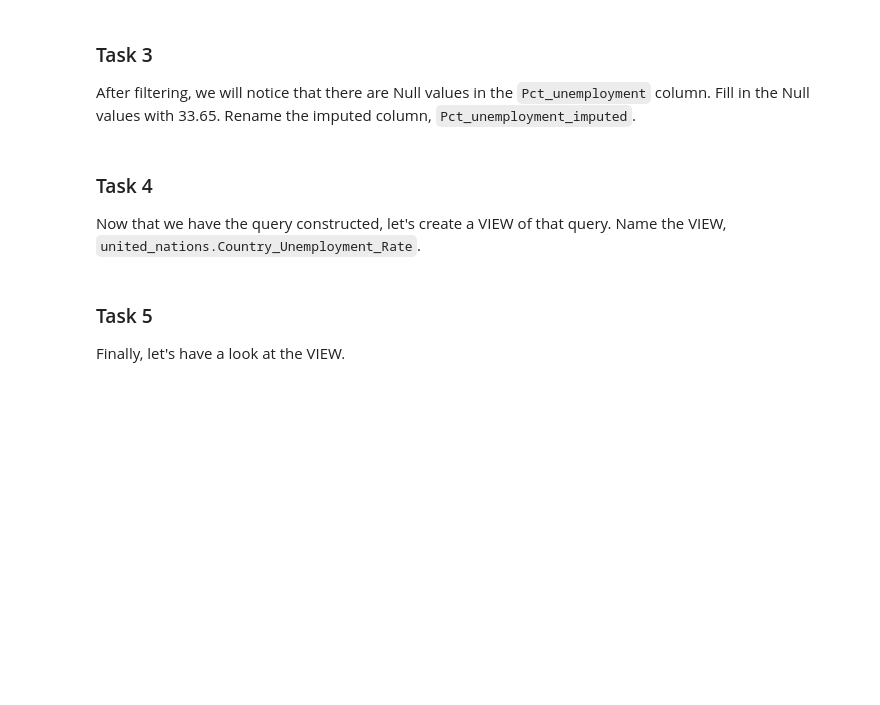
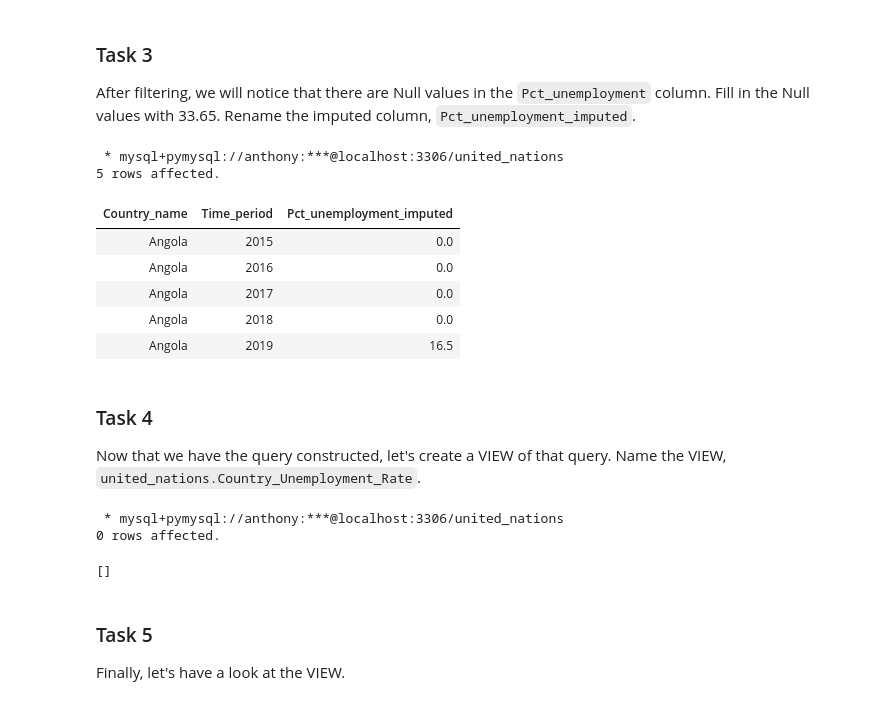
Before and after one commit to ndegwaanth/maji-ndogo, a Jupyter notebook: Database views [Notebook].ipynb, the cells around one changed output. Saved outputs shown, nothing was run; the diff lists cells and outputs as text; code cells hidden in the pictures; blank space fills up the shorter version.

```diff
--- a/Database views [Notebook].ipynb
+++ b/Database views [Notebook].ipynb
@@ -121,13 +150,44 @@ select
 
 After filtering, we will notice that there are Null values in the `Pct_unemployment` column. Fill in the Null values with 33.65. Rename the imputed column, `Pct_unemployment_imputed`.
 # %%
-# Add your code here
+%%sql
+select
+    geo.Country_name,
+    eco.Time_period,
+    IFNULL(eco.Pct_unemployment, 33.65) as Pct_unemployment_imputed
+from economic_indicators as eco
+join geographic_location as geo
+    on eco.Country_name = geo.Country_name
+where geo.Region = 'Sub-Saharan Africa'
+limit 5;
+# %% [output]
+ * mysql+pymysql://anthony:***@localhost:3306/united_nations
+5 rows affected.
+| Country_name | Time_period | Pct_unemployment_imputed |
+| Angola | 2015 | 0.0 |
+| Angola | 2016 | 0.0 |
+| Angola | 2017 | 0.0 |
+| Angola | 2018 | 0.0 |
+| Angola | 2019 | 16.5 |
 # %% [markdown]
 ### Task 4
 
 Now that we have the query constructed, let's create a VIEW of that query. Name the VIEW, `united_nations.Country_Unemployment_Rate`.
 # %%
-# Add your code here
+%%sql
+create view united_nations.Country_Unemployment_Rate AS
+select
+    geo.Country_name,
+    eco.Time_period,
+    IFNULL(eco.Pct_unemployment, 33.65) as Pct_unemployment_imputed
+from economic_indicators as eco
+join geographic_location as geo
+    on eco.Country_name = geo.Country_name
+where geo.Region = 'Sub-Saharan Africa'
+# %% [output]
+ * mysql+pymysql://anthony:***@localhost:3306/united_nations
+0 rows affected.
+[]
 # %% [markdown]
 ### Task 5
 
```
Also changed, not shown: parts of 7 cells of this notebook, 21 other files.
